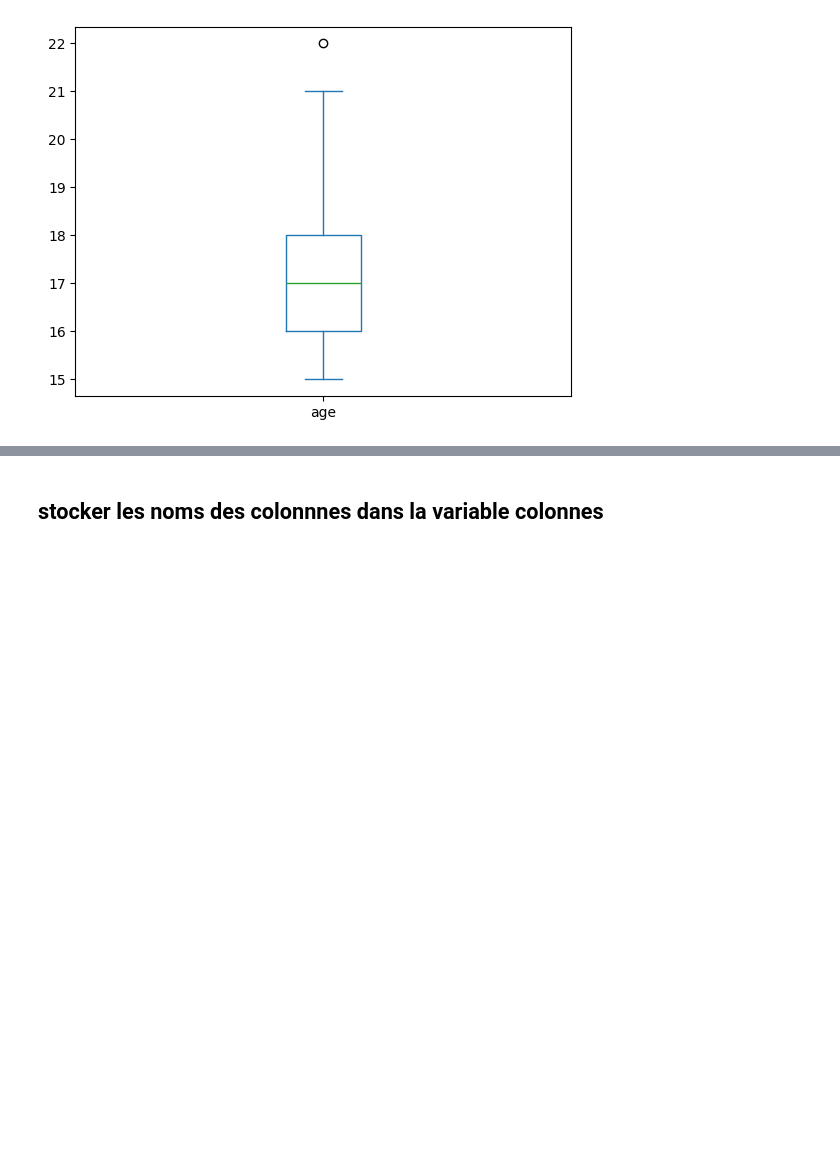
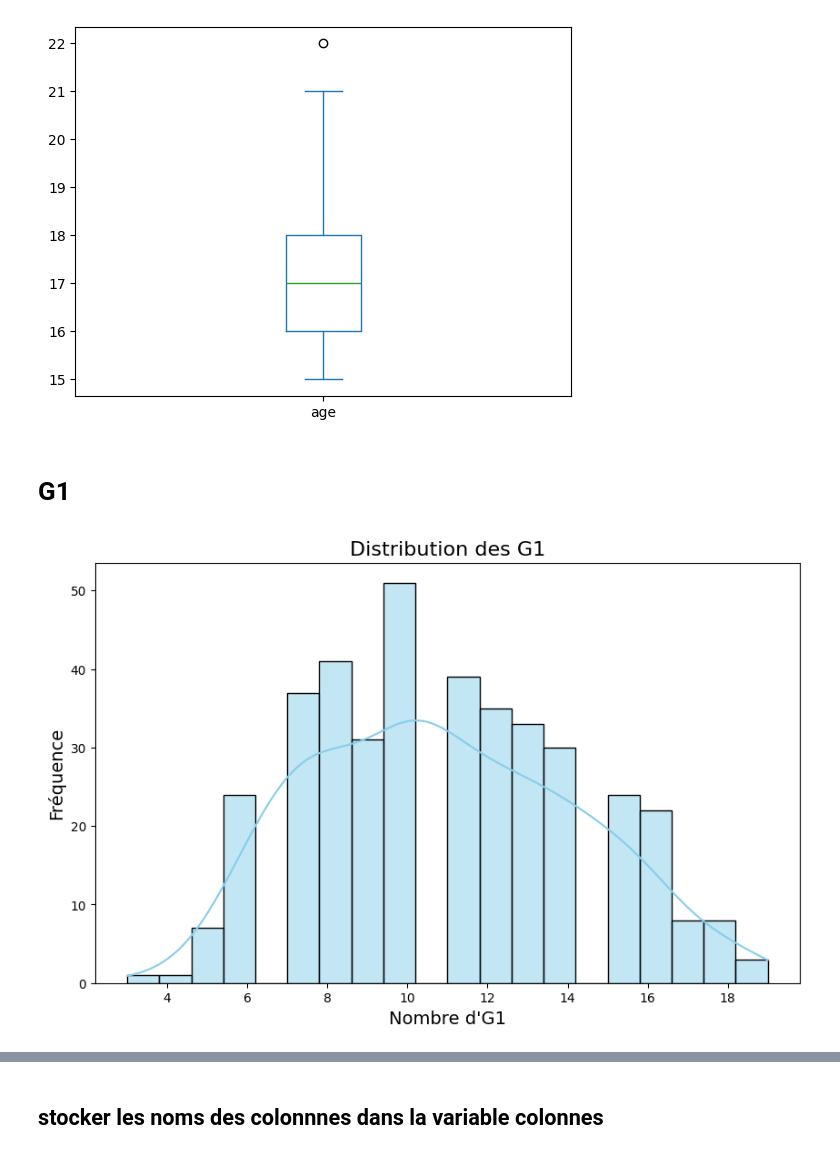
Before and after one commit to rachdigit/Projet_DataMining, a Jupyter notebook: proj_dm.ipynb, the cells around one changed output, grey strips where cells are left out. Drawn from its saved outputs; the diff is of its cells as text; code cells hidden in the pictures; blank space fills up the shorter version.

```diff
--- a/proj_dm.ipynb
+++ b/proj_dm.ipynb
@@ -1008,3 +1008,19 @@ data['age'].plot(kind='box')
 # %% [output]
 <Axes: >
 [figure]
+# %% [markdown]
+# G1
+# %%
+# Supposons que la série s'appelle 'absences'
+plt.figure(figsize=(10, 6))
+sns.histplot(data['G1'], kde=True, bins=20, color='skyblue', edgecolor='black')
+
+# Titrage et labels
+plt.title('Distribution des G1', fontsize=16)
+plt.xlabel('Nombre d\'G1', fontsize=14)
+plt.ylabel('Fréquence', fontsize=14)
+
+# Afficher le plot
+plt.show()
+# %% [output]
+[figure, added]
```
Also changed, not shown: parts of 16 cells of this notebook.
